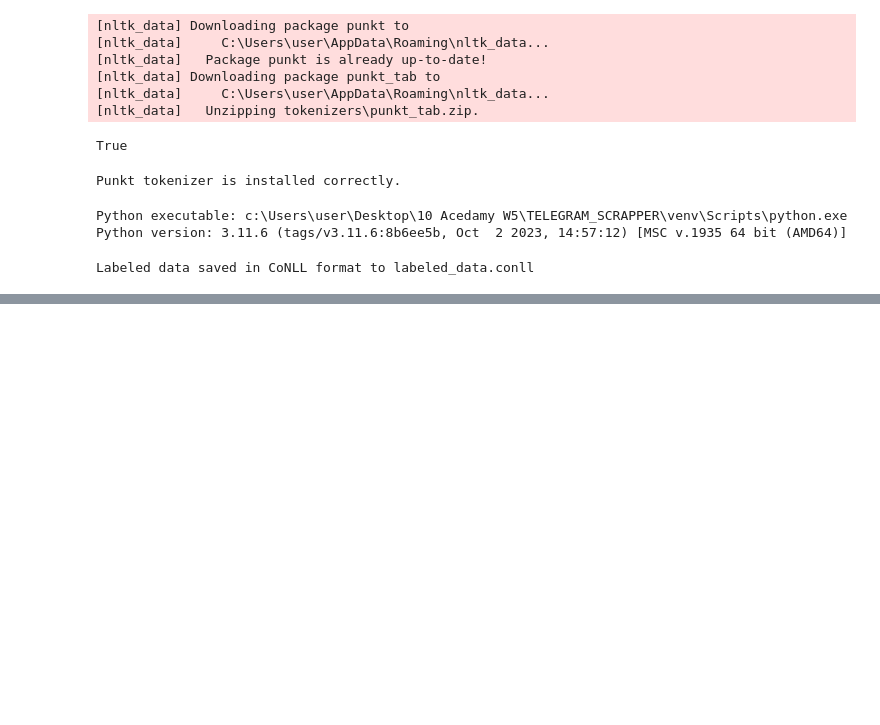
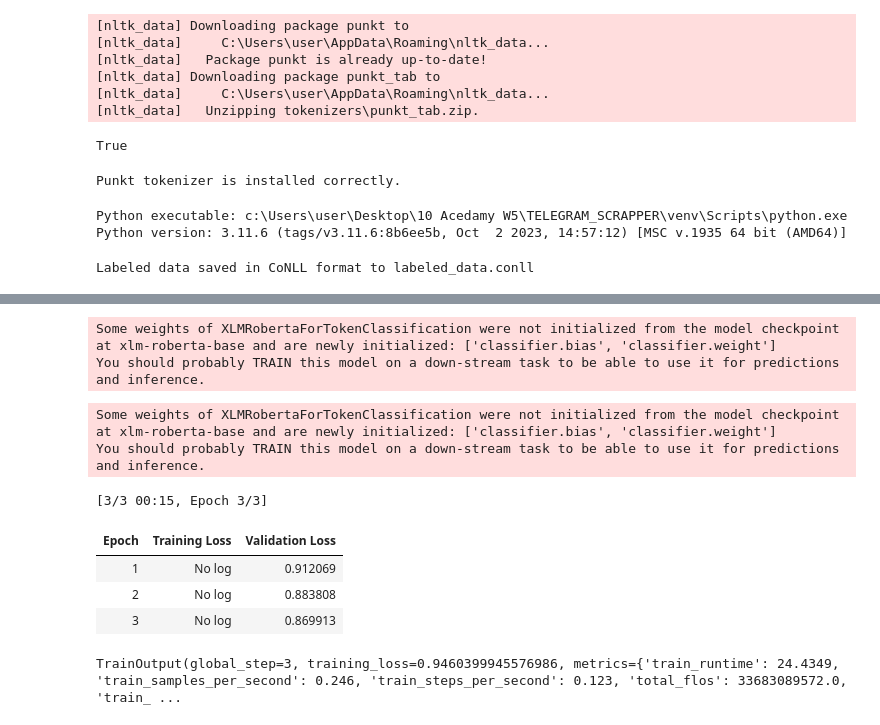
Before and after one commit to Kassa-Mamo/Telegram_Scraping, a Jupyter notebook: notebooks/data_preprocessing_labeling_starter.ipynb, the cells around one changed output, grey strips where cells are left out. Drawn from its saved outputs; the diff is of its cells as text; code cells hidden in the pictures; blank space fills up the shorter version.

Commit message:
Initial commit or Update project files

```diff
--- a/notebooks/data_preprocessing_labeling_starter.ipynb
+++ b/notebooks/data_preprocessing_labeling_starter.ipynb
@@ -134,0 +204,74 @@ Labeled data saved in CoNLL format to labeled_data.conll
+# %%
+from transformers import AutoModelForTokenClassification, Trainer, TrainingArguments
+
+# Load the pre-trained XLM-RoBERTa model for token classification
+model = AutoModelForTokenClassification.from_pretrained("xlm-roberta-base", num_labels=3)  # Change num_labels for your task
+# %% [output]
+Some weights of XLMRobertaForTokenClassification were not initialized from the model checkpoint at xlm-roberta-base and are newly initialized: ['classifier.bias', 'classifier.weight']
+You should probably TRAIN this model on a down-stream task to be able to use it for predictions and inference.
+# %%
+from transformers import AutoTokenizer, AutoModelForTokenClassification
+from datasets import Dataset
+from transformers import Trainer, TrainingArguments
+
+# Sample dataset
+data = {"text": ["Hello, world!", "Transformers are powerful!"]}
+dataset = Dataset.from_dict(data)
+
+# Load the tokenizer
+tokenizer = AutoTokenizer.from_pretrained("xlm-roberta-base")
+
+# Add dummy labels to match the length of tokenized inputs (for testing purposes)
+labels = [
+    [1, 1, 0, 0, 0, 2, 0, 0, 0, 0, 0],  # Labels for the first sentence
+    [1, 0, 0, 0, 2, 1, 0, 0, 0, 0, 0],  # Labels for the second sentence
+]
+
+# Tokenize the dataset
+def tokenize_and_align_labels(examples):
+    # Tokenizing the text while padding to max_length and truncating if necessary
+    tokenized_inputs = tokenizer(
+        examples["text"],
+        padding="max_length",  # Ensures all sequences are padded to max_length
+        truncation=True,       # Truncates if longer than max_length
+        max_length=11,         # Set to your desired fixed length (11 in this case)
+    )
+    tokenized_inputs["labels"] = labels  # Add labels to the tokenized inputs
+    return tokenized_inputs
+
+tokenized_dataset = dataset.map(tokenize_and_align_labels, batched=True)
+
+# Load pre-trained model for token classification
+model = AutoModelForTokenClassification.from_pretrained("xlm-roberta-base", num_labels=3)
+
+# Define the training arguments
+training_args = TrainingArguments(
+    output_dir="./results",
+    evaluation_strategy="epoch",
+    per_device_train_batch_size=8,
+    per_device_eval_batch_size=8,
+    num_train_epochs=3,
+    logging_dir="./logs",
+    logging_steps=10,
+)
+
+# Initialize the Trainer
+trainer = Trainer(
+    model=model,
+    args=training_args,
+    train_dataset=tokenized_dataset,
+    eval_dataset=tokenized_dataset,  # You can split this into train and eval datasets
+    tokenizer=tokenizer
+)
+
+# Train the model
+trainer.train()
+# %% [output]
+Some weights of XLMRobertaForTokenClassification were not initialized from the model checkpoint at xlm-roberta-base and are newly initialized: ['classifier.bias', 'classifier.weight']
+You should probably TRAIN this model on a down-stream task to be able to use it for predictions and inference.
+[3/3 00:15, Epoch 3/3]
+| Epoch | Training Loss | Validation Loss |
+| 1 | No log | 0.912069 |
+| 2 | No log | 0.883808 |
+| 3 | No log | 0.869913 |
+TrainOutput(global_step=3, training_loss=0.9460399945576986, metrics={'train_runtime': 24.4349, 'train_samples_per_second': 0.246, 'train_steps_per_second': 0.123, 'total_flos': 33683089572.0, 'train_ ...
```
Also changed, not shown: parts of 29 cells of this notebook, 3 other files.
